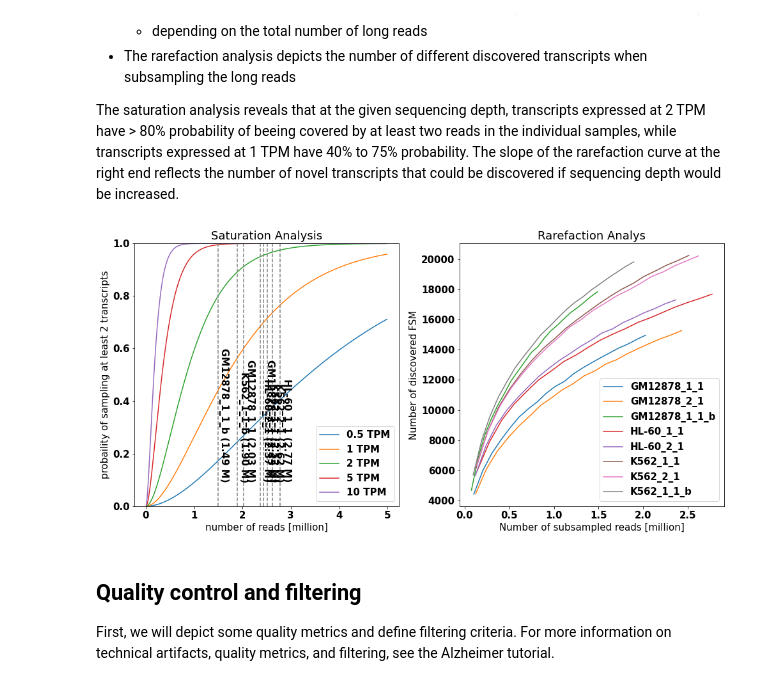
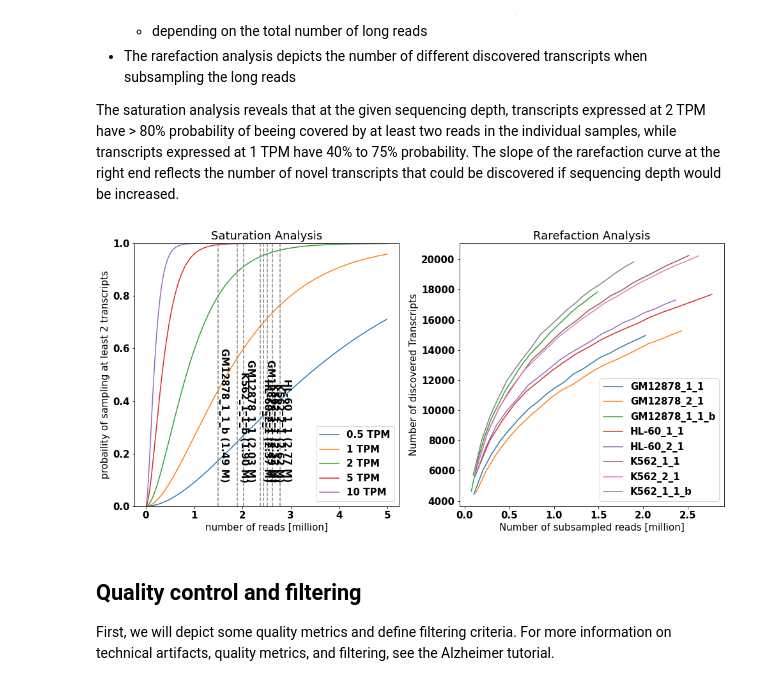
Before and after one commit to MatthiasLienhard/isotools, a Jupyter notebook: docs/notebooks/ENCODE_S2.ipynb, the cells around one changed output. Drawn from its saved outputs; the diff is of its cells as text; code cells hidden in the pictures.

```diff
--- a/docs/notebooks/ENCODE_S2.ipynb
+++ b/docs/notebooks/ENCODE_S2.ipynb
@@ -107,7 +107,7 @@ INFO:indexing ENCFF645UVN
 | 7 | ENCFF645UVN | alignments | K562 | cell line | 2_1 | Pacific Biosciences Sequel II |
 # %%
 try:
-    isoseq=Transcriptome(f'encode/encode_isotools.pkl')
+    isoseq=Transcriptome,load(f'encode/encode_isotools.pkl')
 except FileNotFoundError:
     try:
         isoseq=Transcriptome.from_reference(anno+'.isotools.pkl')
@@ -166,28 +166,23 @@ To estimate the saturation of discovered isoforms, IsoTools offers two complimen
 
 The saturation analysis reveals that at the given sequencing depth, transcripts expressed at 2 TPM have > 80% probability of beeing covered by at least two reads in the individual samples, while transcripts expressed at 1 TPM have 40% to 75% probability. The slope of the rarefaction curve at the right end reflects the number of novel transcripts that could be discovered if sequencing depth would be increased.
 # %%
-from isotools.plots import plot_saturation
+from isotools.plots import plot_saturation, plot_rarefaction
 import matplotlib
 font = {'family' : 'DejaVu Sans',
         'weight' : 'bold',
         'size'   : 15}
 matplotlib.rc('font', **font)
 plt.rcParams["figure.figsize"] = (14,7)
 fig, axs=plt.subplots(1,2)
 
 plot_saturation(isoseq,cov_th=2, x_range=(1e4,5e6,1e4), ax=axs[0])
 
-rarefraction=isoseq.rarefaction(min_coverage=2, tr_filter={'query':'FSM'})
-for sa in isoseq.samples:
-    total=isoseq.sample_table.nonchimeric_reads[isoseq.sample_table.name==sa]
-    axs[1].plot([f*total/1e6 for f in rarefraction.index],rarefraction[sa], label=sa)
-axs[1].legend()
-axs[1].set_title('Rarefaction Analys')
-axs[1].set_ylabel('Number of discovered FSM')
-axs[1].set_xlabel('Number of subsampled reads [million]')
+rarefraction, total=isoseq.rarefaction(min_coverage=2, tr_filter={'query':'FSM'})
+plot_rarefaction(rarefraction, total=total, ax=axs[1])
+
 fig.tight_layout()
 # %% [output]
-[figure, old version]
+[figure, new version]
 # %% [markdown]
 ## Quality control and filtering
 First, we will depict some quality metrics and define filtering criteria. For more information on technical artifacts, quality metrics, and filtering, see the Alzheimer tutorial.
```
Also changed, not shown: parts of 5 cells of this notebook, 2 other files.
